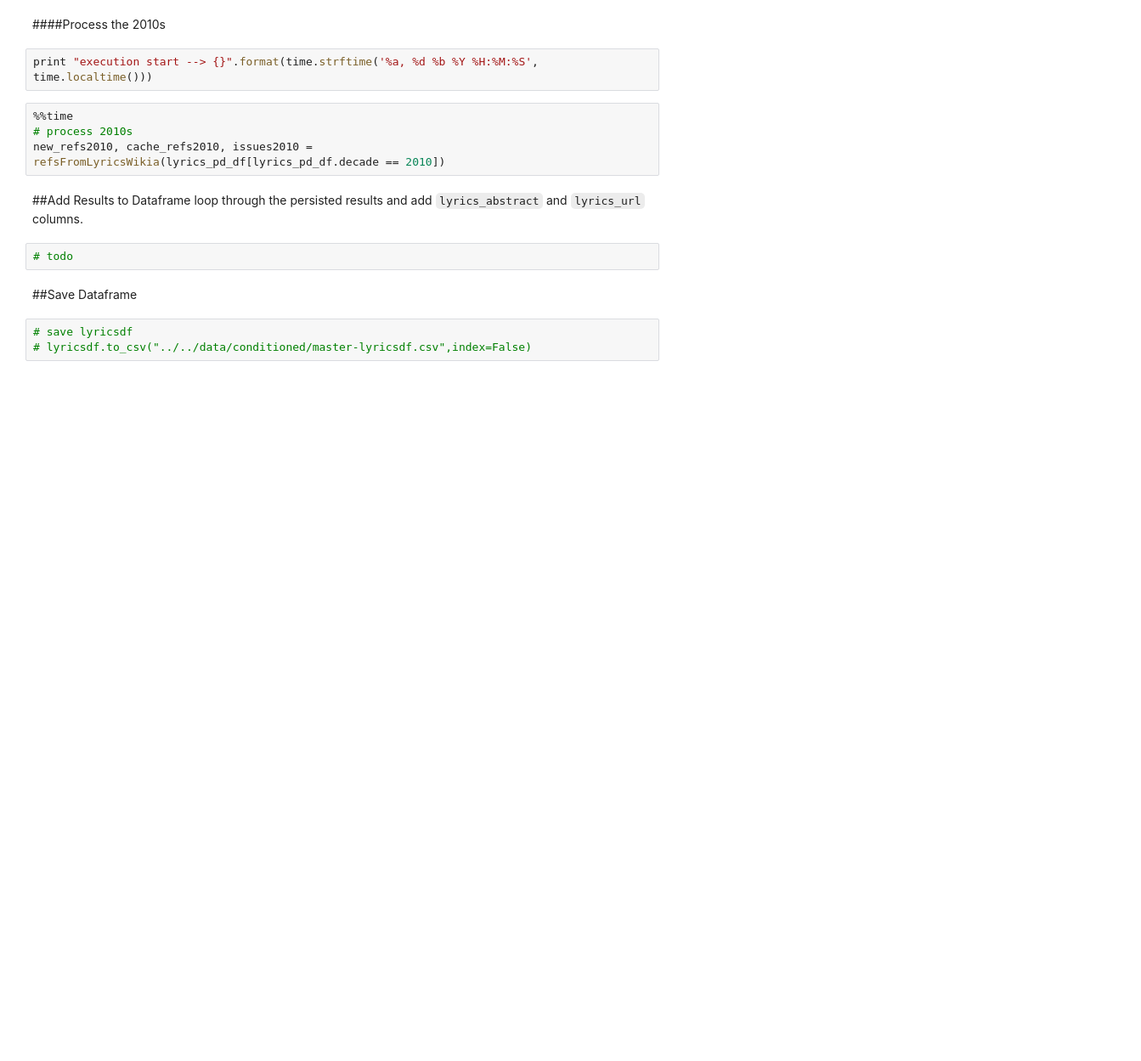
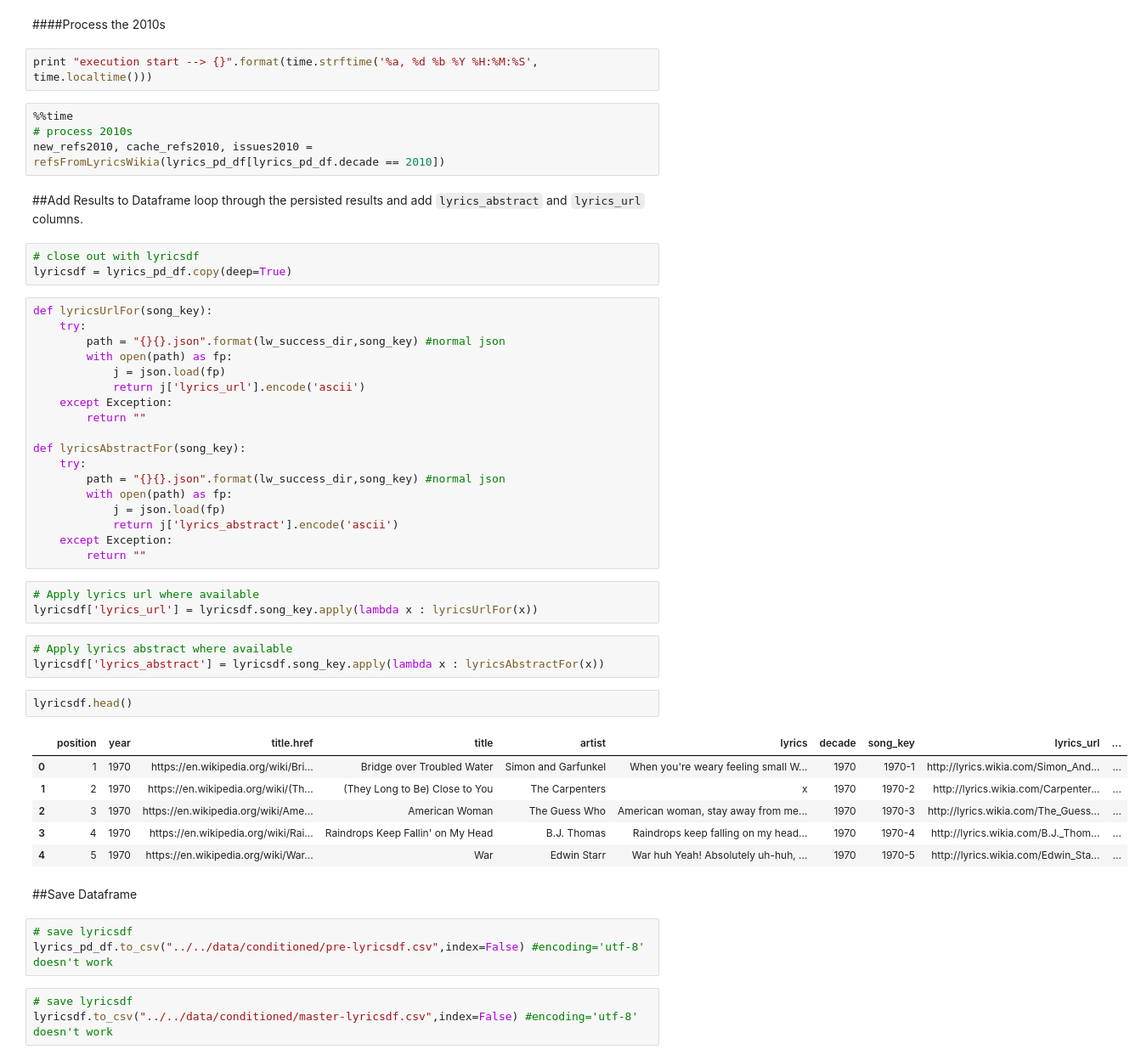
Before and after one commit to michaeljohns/lyrics-lab, a Jupyter notebook: notebooks/mj/Lyrics-Metadata-Processing.ipynb, the cells around one changed output. Shown at 85% size. Drawn from its saved outputs; the diff is of its cells as text; blank space fills up the shorter version.

Commit message:
ignoring interim raw lyrics, capturing 1970s processing

```diff
--- a/notebooks/mj/Lyrics-Metadata-Processing.ipynb
+++ b/notebooks/mj/Lyrics-Metadata-Processing.ipynb
@@ -483,10 +483,47 @@ new_refs2010, cache_refs2010, issues2010 = refsFromLyricsWikia(lyrics_pd_df[lyri
 # %% [markdown]
 ##Add Results to Dataframe
 loop through the persisted results and add `lyrics_abstract` and `lyrics_url` columns.
-# %%
-# todo
+# %%
+# close out with lyricsdf
+lyricsdf = lyrics_pd_df.copy(deep=True)
+# %%
+def lyricsUrlFor(song_key):
+    try:
+        path = "{}{}.json".format(lw_success_dir,song_key) #normal json
+        with open(path) as fp:
+            j = json.load(fp)
+            return j['lyrics_url'].encode('ascii')
+    except Exception:
+        return ""
+
+def lyricsAbstractFor(song_key):
+    try:
+        path = "{}{}.json".format(lw_success_dir,song_key) #normal json
+        with open(path) as fp:
+            j = json.load(fp)
+            return j['lyrics_abstract'].encode('ascii')
+    except Exception:
+        return ""
+# %%
+# Apply lyrics url where available
+lyricsdf['lyrics_url'] = lyricsdf.song_key.apply(lambda x : lyricsUrlFor(x))
+# %%
+# Apply lyrics abstract where available
+lyricsdf['lyrics_abstract'] = lyricsdf.song_key.apply(lambda x : lyricsAbstractFor(x))
+# %%
+lyricsdf.head()
+# %% [output]
+|  | position | year | title.href | title | artist | lyrics | decade | song_key | lyrics_url | ... |
+| 0 | 1 | 1970 | https://en.wikipedia.org/wiki/Bri... | Bridge over Troubled Water | Simon and Garfunkel | When you're weary feeling small W... | 1970 | 1970-1 | http://lyrics.wikia.com/Simon_And... | ... |
+| 1 | 2 | 1970 | https://en.wikipedia.org/wiki/(Th... | (They Long to Be) Close to You | The Carpenters | x | 1970 | 1970-2 | http://lyrics.wikia.com/Carpenter... | ... |
+| 2 | 3 | 1970 | https://en.wikipedia.org/wiki/Ame... | American Woman | The Guess Who | American woman, stay away from me... | 1970 | 1970-3 | http://lyrics.wikia.com/The_Guess... | ... |
+| 3 | 4 | 1970 | https://en.wikipedia.org/wiki/Rai... | Raindrops Keep Fallin' on My Head | B.J. Thomas | Raindrops keep falling on my head... | 1970 | 1970-4 | http://lyrics.wikia.com/B.J._Thom... | ... |
+| 4 | 5 | 1970 | https://en.wikipedia.org/wiki/War... | War | Edwin Starr | War huh Yeah! Absolutely uh-huh, ... | 1970 | 1970-5 | http://lyrics.wikia.com/Edwin_Sta... | ... |
 # %% [markdown]
 ##Save Dataframe
+# %%
+# save lyricsdf
+lyrics_pd_df.to_csv("../../data/conditioned/pre-lyricsdf.csv",index=False) #encoding='utf-8' doesn't work
 # %%
 # save lyricsdf
-# lyricsdf.to_csv("../../data/conditioned/master-lyricsdf.csv",index=False)
+lyricsdf.to_csv("../../data/conditioned/master-lyricsdf.csv",index=False) #encoding='utf-8' doesn't work
```
Also changed, not shown: parts of 4 cells of this notebook, 8 other files.
